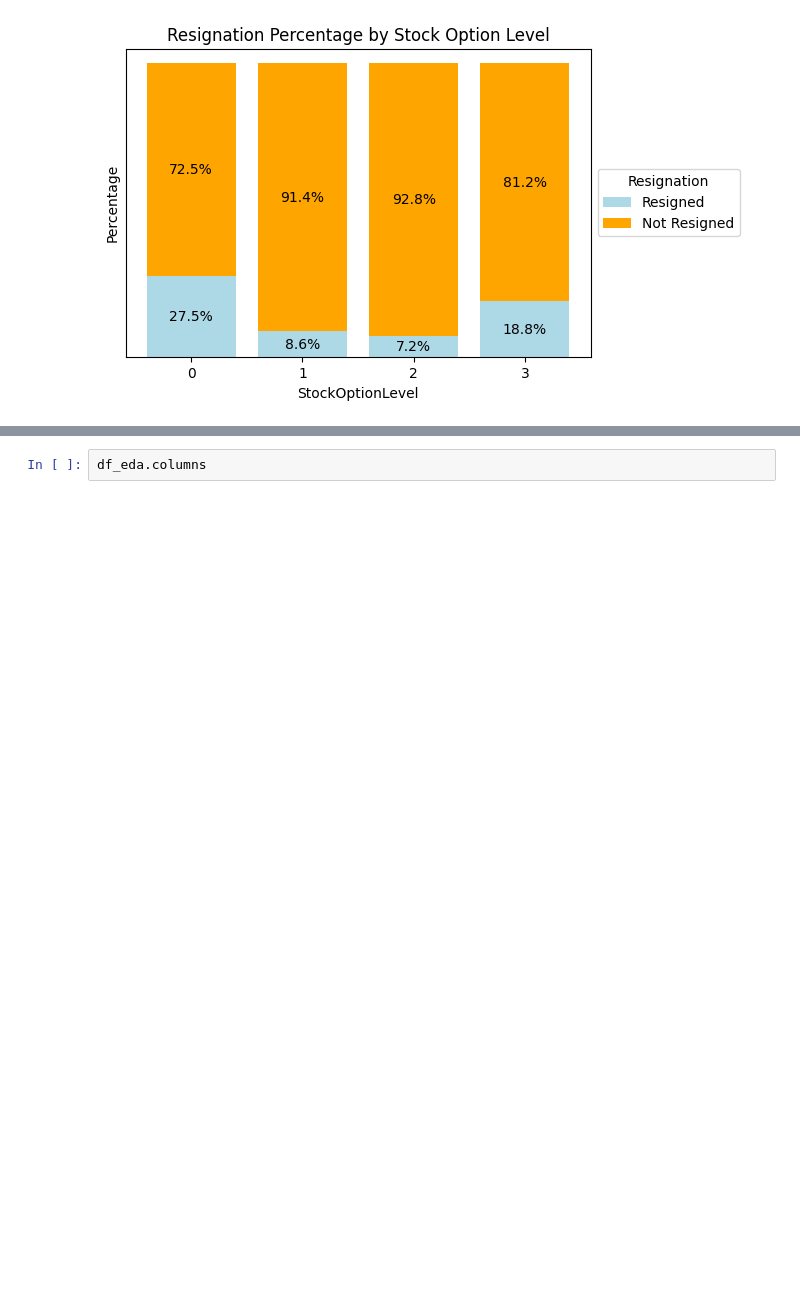
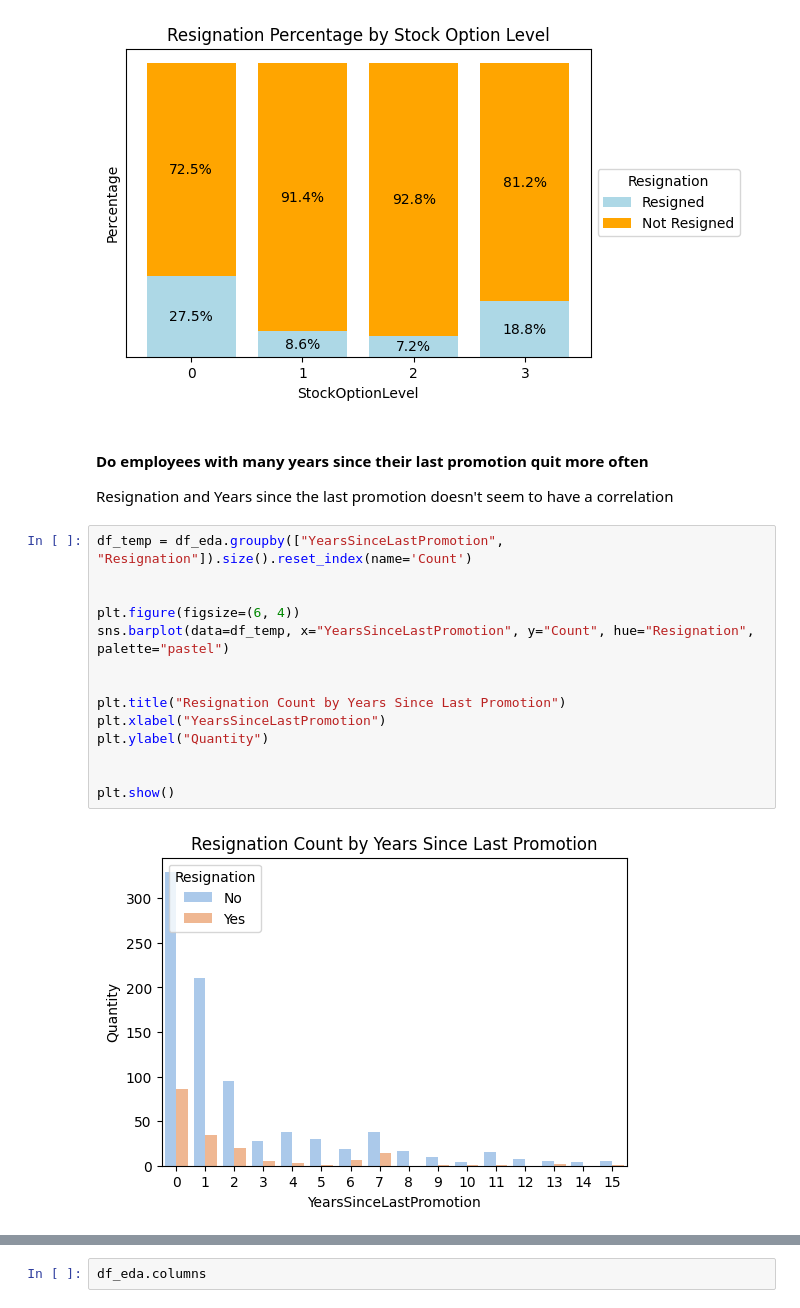
Before and after one commit to YuriCatramby/ds-clf-hr-resignation, a Jupyter notebook: ds-clf-hr-resignation.ipynb, the cells around one changed output, grey strips where cells are left out. Drawn from its saved outputs; the diff is of its cells as text; blank space fills up the shorter version.

Commit message:
exploring data analysis

```diff
--- a/ds-clf-hr-resignation.ipynb
+++ b/ds-clf-hr-resignation.ipynb
@@ -574,3 +575,23 @@ plt.legend(title='Resignation', loc='center left', bbox_to_anchor=(1, 0.5))
 plt.show()
 # %% [output]
 [figure]
+# %% [markdown]
+#### Do employees with many years since their last promotion quit more often
+
+Resignation and Years since the last promotion doesn't seem to have a correlation
+# %%
+df_temp = df_eda.groupby(["YearsSinceLastPromotion", "Resignation"]).size().reset_index(name='Count')
+
+
+plt.figure(figsize=(6, 4))
+sns.barplot(data=df_temp, x="YearsSinceLastPromotion", y="Count", hue="Resignation", palette="pastel")
+
+
+plt.title("Resignation Count by Years Since Last Promotion")
+plt.xlabel("YearsSinceLastPromotion")
+plt.ylabel("Quantity")
+
+
+plt.show()
+# %% [output]
+[figure, added]
```
Also changed, not shown: parts of 9 cells of this notebook.
